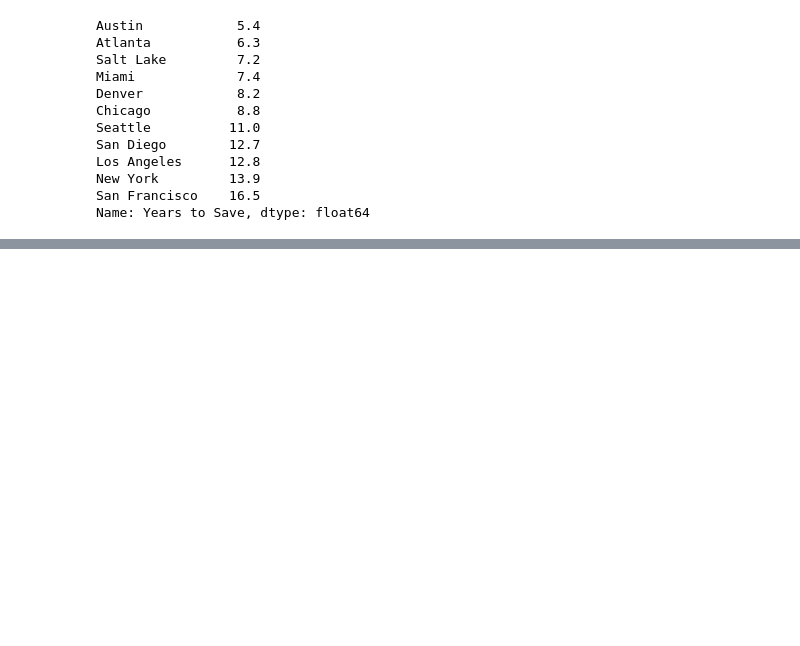
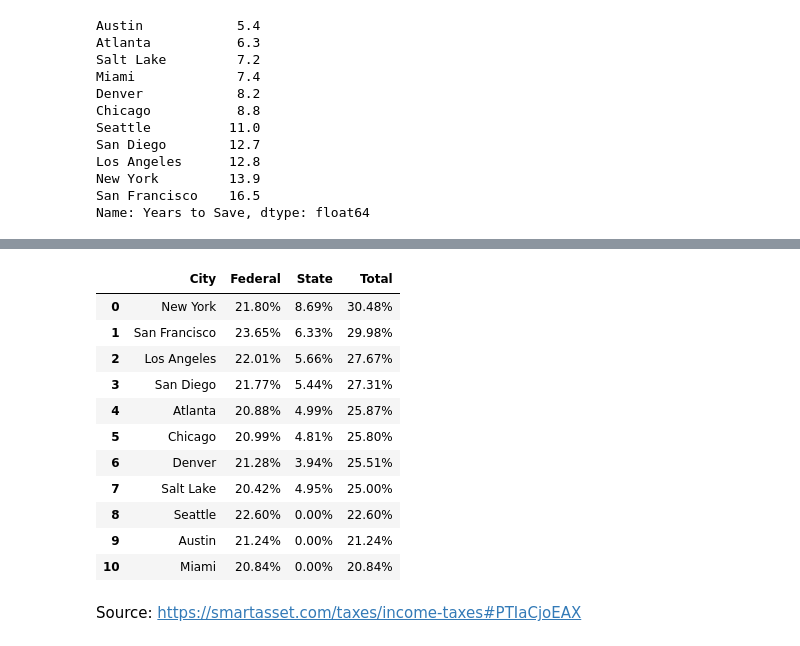
Before and after one commit to evan-randall/egrinalds.github.io, a Jupyter notebook: Unit1Build.ipynb, the cells around one changed output, grey strips where cells are left out. Saved outputs shown, nothing was run; the diff lists cells and outputs as text; code cells hidden in the pictures; blank space fills up the shorter version.

```diff
--- a/Unit1Build.ipynb
+++ b/Unit1Build.ipynb
@@ -167,3 +189,23 @@ Name: Years to Save, dtype: float64
+# %%
+column_headers = ['City', 'Federal', 'State', 'Total']
+df_taxes = pd.read_csv('Housing Raw - Sheet2 (2).csv', names=column_headers)
+
+df_taxes.head(12)
+# %% [output]
+|  | City | Federal | State | Total |
+| 0 | New York | 21.80% | 8.69% | 30.48% |
+| 1 | San Francisco | 23.65% | 6.33% | 29.98% |
+| 2 | Los Angeles | 22.01% | 5.66% | 27.67% |
+| 3 | San Diego | 21.77% | 5.44% | 27.31% |
+| 4 | Atlanta | 20.88% | 4.99% | 25.87% |
+| 5 | Chicago | 20.99% | 4.81% | 25.80% |
+| 6 | Denver | 21.28% | 3.94% | 25.51% |
+| 7 | Salt Lake | 20.42% | 4.95% | 25.00% |
+| 8 | Seattle | 22.60% | 0.00% | 22.60% |
+| 9 | Austin | 21.24% | 0.00% | 21.24% |
+| 10 | Miami | 20.84% | 0.00% | 20.84% |
+# %% [markdown]
+Source: https://smartasset.com/taxes/income-taxes#PTIaCjoEAX
 # %%
 # Explanatory Anaysis
 import matplotlib.pyplot as plt
```
Also changed, not shown: parts of 11 cells of this notebook.
